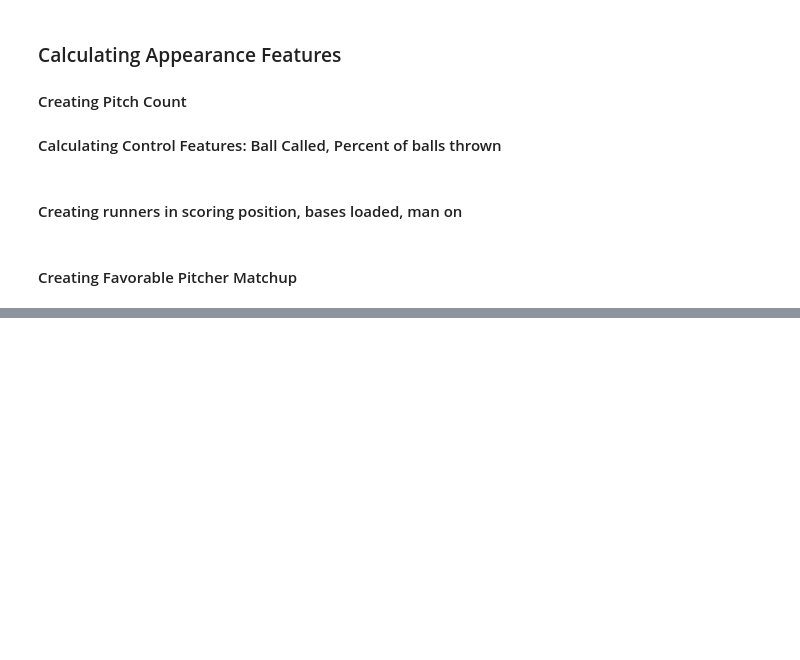
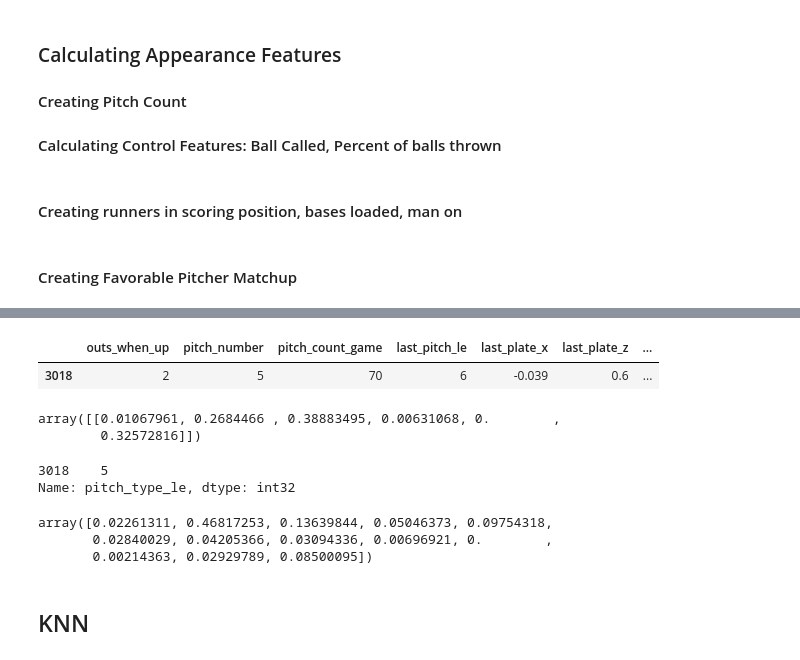
Before and after one commit to gdowling/Pitch-Prediction, a Jupyter notebook: ModelTesting.ipynb, the cells around one changed output, grey strips where cells are left out. Drawn from its saved outputs; the diff is of its cells as text; code cells hidden in the pictures; blank space fills up the shorter version.

```diff
--- a/ModelTesting.ipynb
+++ b/ModelTesting.ipynb
@@ -497,4 +500,28 @@ KershawData2['Runners_On'] = np.select(conditions, status, default='BasesEmpty')
 # %% [markdown]
 #### Creating Favorable Pitcher Matchup
 # %%
-KershawData2['Fav_Pitcher_Matchup'] = KershawData2['p_throws'] == KershawData2['stand']
+KershawData3['Fav_Pitcher_Matchup'] = KershawData3['p_throws'] == KershawData3['stand']
+# %%
+# Label encoding Pitch Type so can be fed into models
+labelencoder2 = LabelEncoder()
+LastPitchEncoded = labelencoder2.fit_transform(KershawData3['last_pitch'])
+
+KershawData3['last_pitch_le'] = LastPitchEncoded
+# %%
+toOneHot2 = np.array(KershawData3['Runners_On'])
+toOneHot2 = toOneHot2.reshape(-1,1)
+onehotencoder2 = OneHotEncoder(sparse=False)
+oneHotData2 = onehotencoder2.fit_transform(toOneHot2)
+oneHotData2 = pd.DataFrame(oneHotData2, columns=onehotencoder2.get_feature_names(['Runners_On']))
+
+KershawData3 = pd.concat([KershawData3, oneHotData2], axis=1)
+# %%
+PredVars = ['outs_when_up','pitch_number',
+       'pitch_count_game', 'last_pitch_le', 'last_plate_x', 'last_plate_z',
+       'last_2_plate_x', 'last_2_plate_z', 'last_pitch_speed',
+       'last_2_pitch_speed', 'Runners_On_BL', 'Runners_On_RISP', 'Fav_Pitcher_Matchup']
+
+X = KershawData3[PredVars]
+y = KershawData3['pitch_type_le']
+
+X_train, X_test, y_train, y_test = train_test_split(X, y, test_size=0.25, random_state=23)
@@ -500,0 +553,23 @@ KershawData2['Fav_Pitcher_Matchup'] = KershawData2['p_throws'] == KershawData2['
+# %%
+X_test.iloc[4:5]
+# %% [output]
+|  | outs_when_up | pitch_number | pitch_count_game | last_pitch_le | last_plate_x | last_plate_z | ... |
+| 3018 | 2 | 5 | 70 | 6 | -0.039 | 0.6 | ... |
+# %%
+dt_clf.predict_proba(X_test.iloc[4:5])
+# %% [output]
+array([[0.01067961, 0.2684466 , 0.38883495, 0.00631068, 0.        ,
+        0.32572816]])
+# %%
+y_test.iloc[4:5]
+# %% [output]
+3018    5
+Name: pitch_type_le, dtype: int32
+# %%
+dt_clf.feature_importances_
+# %% [output]
+array([0.02261311, 0.46817253, 0.13639844, 0.05046373, 0.09754318,
+       0.02840029, 0.04205366, 0.03094336, 0.00696921, 0.        ,
+       0.00214363, 0.02929789, 0.08500095])
+# %% [markdown]
+## KNN
```
Also changed, not shown: parts of 22 cells of this notebook.
